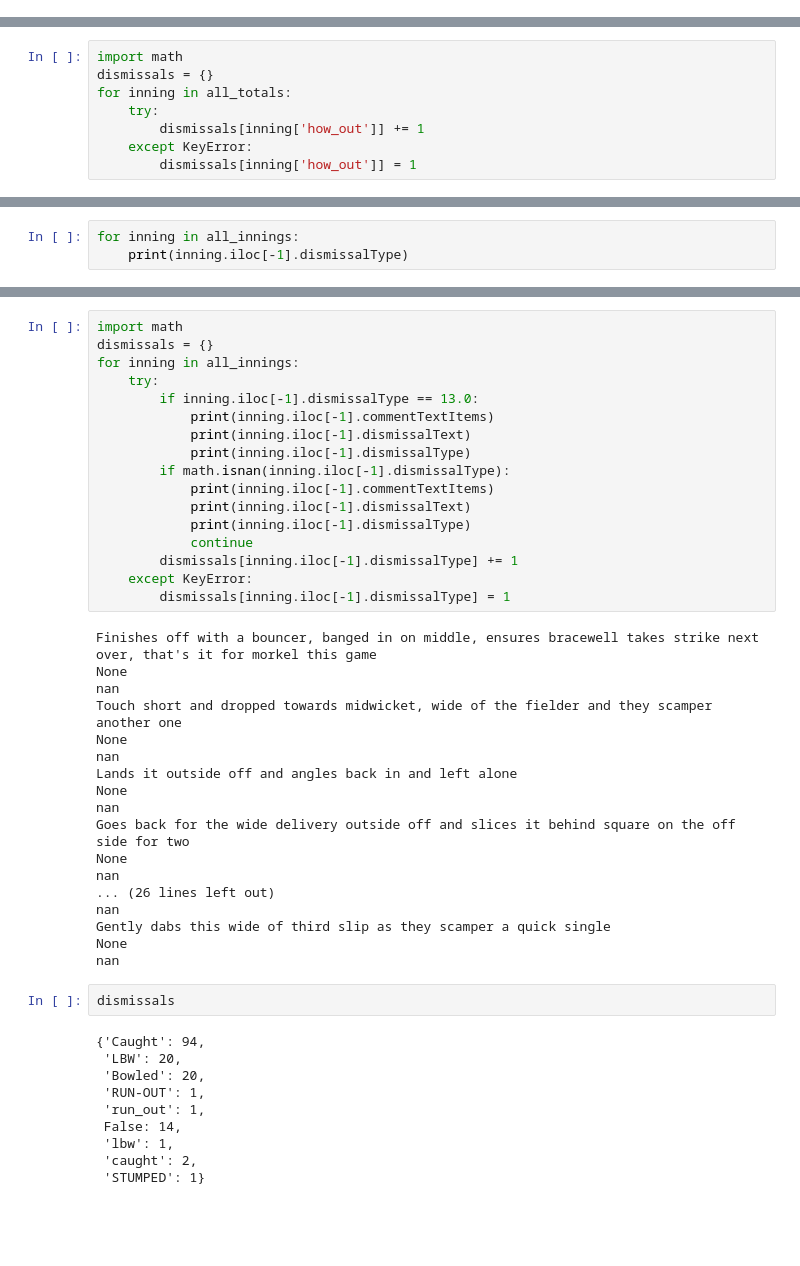
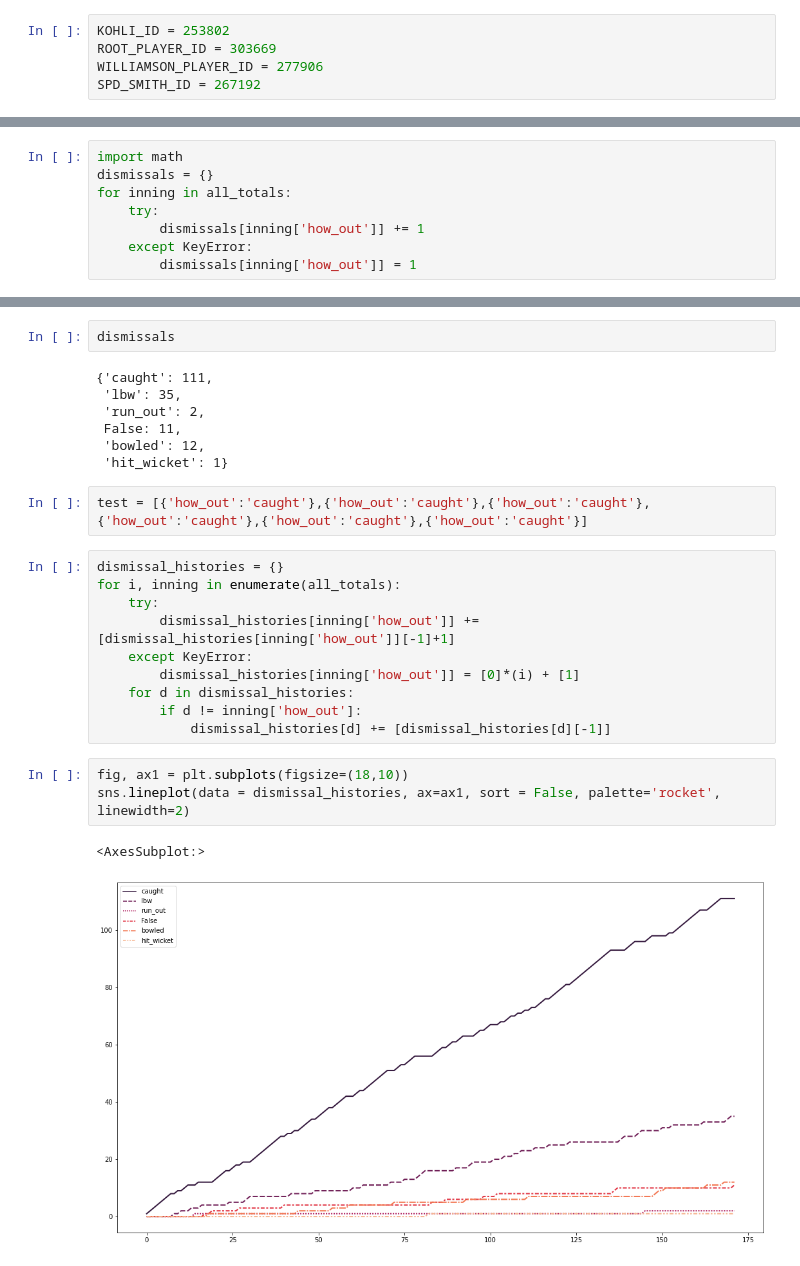
Before and after one commit to abhiramjoshi/cricket_analysis, a Jupyter notebook: codebase/Kohli/kohli_analysis.ipynb, the cells around one changed output, grey strips where cells are left out. Cells and saved outputs as stored; diff of their text form; blank space fills up the shorter version.

Commit message:
Dismissal search Kohli

```diff
--- a/codebase/Kohli/kohli_analysis.ipynb
+++ b/codebase/Kohli/kohli_analysis.ipynb
@@ -28,3 +26,8 @@ KOHLI_ID = '253802'
+# %%
+KOHLI_ID = 253802
+ROOT_PLAYER_ID = 303669
+WILLIAMSON_PLAYER_ID = 277906
+SPD_SMITH_ID = 267192
 # %%
 # Breakdown of dismissals, we want to see sum how Kohli has got out over time and graph this.
 # Need to make individuals 'lines' for each dismissal type. Lets just first start with getting Kohli's test innings and then summing dismissals.
@@ -72,3 +65,0 @@ all_innings = af.get_player_contributions(KOHLI_ID, matches=match_list[0], _type
-# %%
-for inning in all_innings:
-    print(inning.iloc[-1].dismissalType)
@@ -98,47 +66,27 @@ all_innings = af.get
-# %%
-import math
-dismissals = {}
-for inning in all_innings:
-    try:
-        if inning.iloc[-1].dismissalType == 13.0:
-            print(inning.iloc[-1].commentTextItems)
-            print(inning.iloc[-1].dismissalText)
-            print(inning.iloc[-1].dismissalType)
-        if math.isnan(inning.iloc[-1].dismissalType):
-            print(inning.iloc[-1].commentTextItems)
-            print(inning.iloc[-1].dismissalText)
-            print(inning.iloc[-1].dismissalType)
-            continue
-        dismissals[inning.iloc[-1].dismissalType] += 1
-    except KeyError:
-        dismissals[inning.iloc[-1].dismissalType] = 1
-# %% [output]
-Finishes off with a bouncer, banged in on middle, ensures bracewell takes strike next over, that's it for morkel this game
-None
-nan
-Touch short and dropped towards midwicket, wide of the fielder and they scamper another one
-None
-nan
-Lands it outside off and angles back in and left alone
-None
-nan
-Goes back for the wide delivery outside off and slices it behind square on the off side for two
-None
-nan
-... (26 lines left out)
-nan
-Gently dabs this wide of third slip as they scamper a quick single
-None
-nan
 # %%
 dismissals
 # %% [output]
-{'Caught': 94,
- 'LBW': 20,
- 'Bowled': 20,
- 'RUN-OUT': 1,
- 'run_out': 1,
- False: 14,
- 'lbw': 1,
- 'caught': 2,
- 'STUMPED': 1}
+{'caught': 111,
+ 'lbw': 35,
+ 'run_out': 2,
+ False: 11,
+ 'bowled': 12,
+ 'hit_wicket': 1}
+# %%
+test = [{'how_out':'caught'},{'how_out':'caught'},{'how_out':'caught'},{'how_out':'caught'},{'how_out':'caught'},{'how_out':'caught'}]
+# %%
+dismissal_histories = {}
+for i, inning in enumerate(all_totals):
+    try:
+        dismissal_histories[inning['how_out']] += [dismissal_histories[inning['how_out']][-1]+1]
+    except KeyError:
+        dismissal_histories[inning['how_out']] = [0]*(i) + [1]
+    for d in dismissal_histories:
+        if d != inning['how_out']:
+            dismissal_histories[d] += [dismissal_histories[d][-1]]
+# %%
+fig, ax1 = plt.subplots(figsize=(18,10))
+sns.lineplot(data = dismissal_histories, ax=ax1, sort = False, palette='rocket', linewidth=2)
+# %% [output]
+<AxesSubplot:>
+[figure, added]
```
Also changed, not shown: parts of 19 cells of this notebook, 2 other files.
